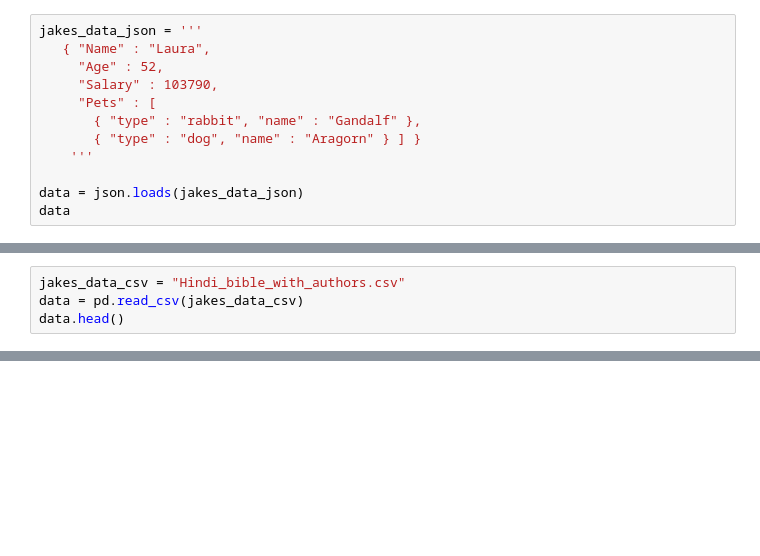
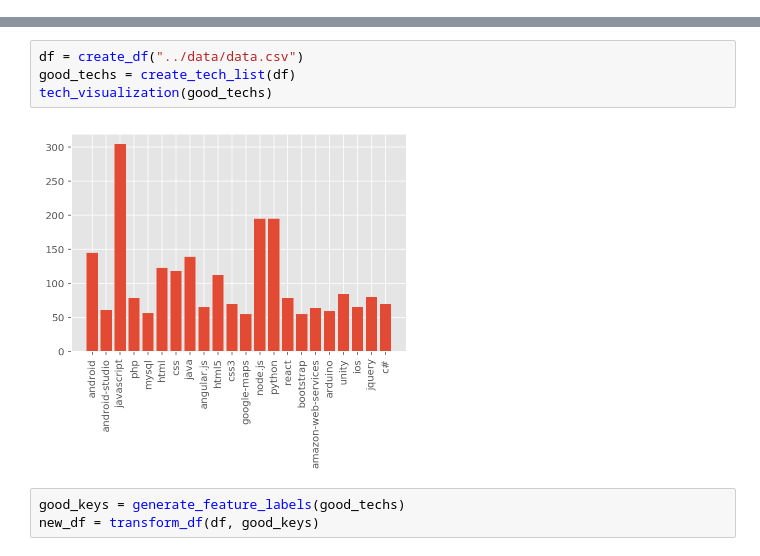
Before and after one commit to jakevossen5/this-hackathon-project-isnt-real, a Jupyter notebook: predictions/overall prediction.ipynb, the cells around one changed output, grey strips where cells are left out. Saved outputs shown, nothing was run; the diff lists cells and outputs as text; blank space fills up the shorter version.

```diff
--- a/predictions/overall prediction.ipynb
+++ b/predictions/overall prediction.ipynb
@@ -8,15 +16,3 @@ from sklearn import datasets
 plt.style.use('ggplot')
 %matplotlib inline
 %config InlineBackend.figure_format = 'retina'
-# %%
-jakes_data_json = '''
-   { "Name" : "Laura",
-     "Age" : 52,
-     "Salary" : 103790,
-     "Pets" : [
-       { "type" : "rabbit", "name" : "Gandalf" },
-       { "type" : "dog", "name" : "Aragorn" } ] }
-    '''
-
-data = json.loads(jakes_data_json)
-data
@@ -36,4 +18,0 @@ df
-# %%
-jakes_data_csv = "Hindi_bible_with_authors.csv"
-data = pd.read_csv(jakes_data_csv)
-data.head()
@@ -68,0 +152,9 @@ df
+# %%
+df = create_df("../data/data.csv")
+good_techs = create_tech_list(df)
+tech_visualization(good_techs)
+# %% [output]
+[figure, added]
+# %%
+good_keys = generate_feature_labels(good_techs)
+new_df = transform_df(df, good_keys)
```
Also changed, not shown: parts of 8 cells of this notebook, 2 other files.
